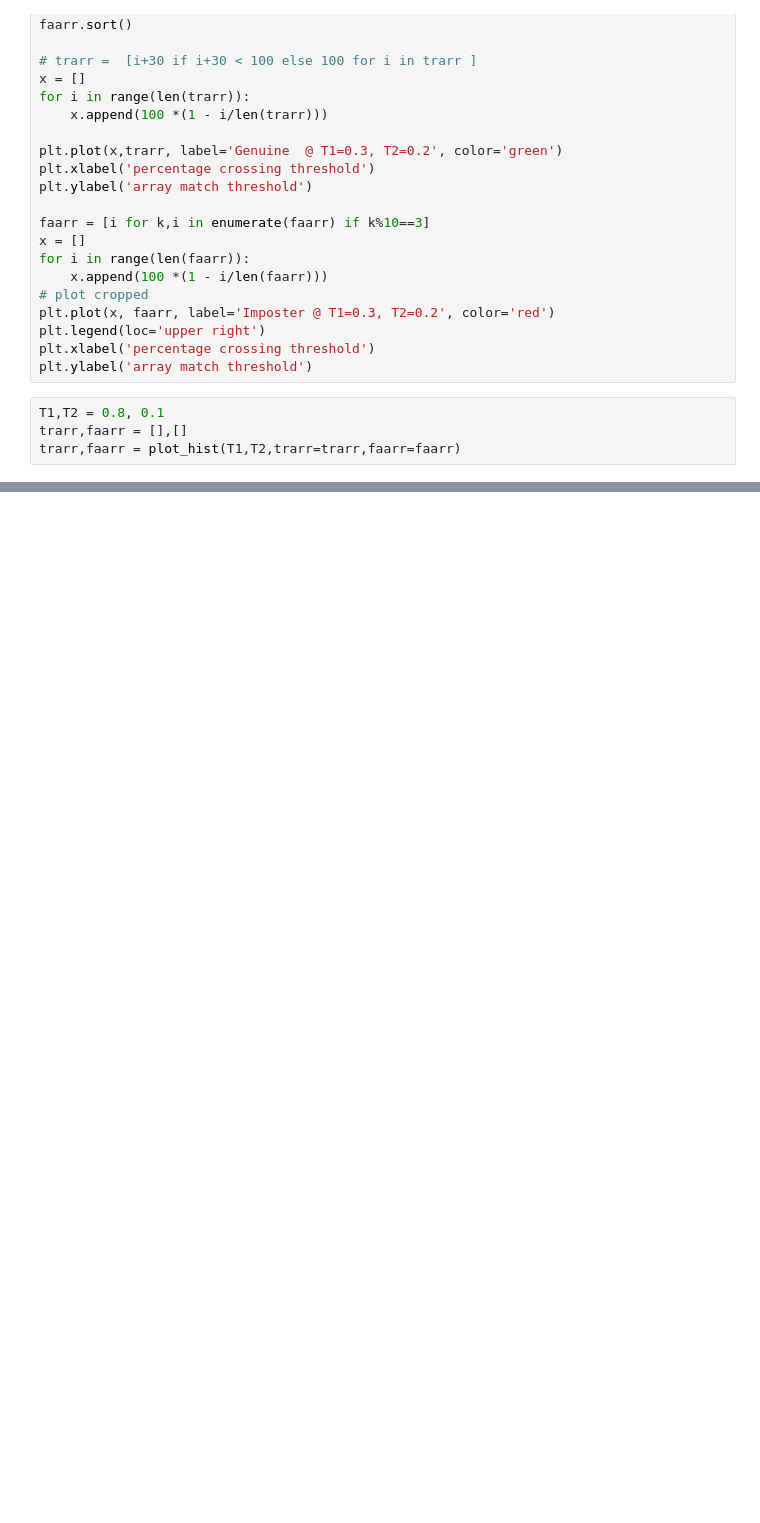
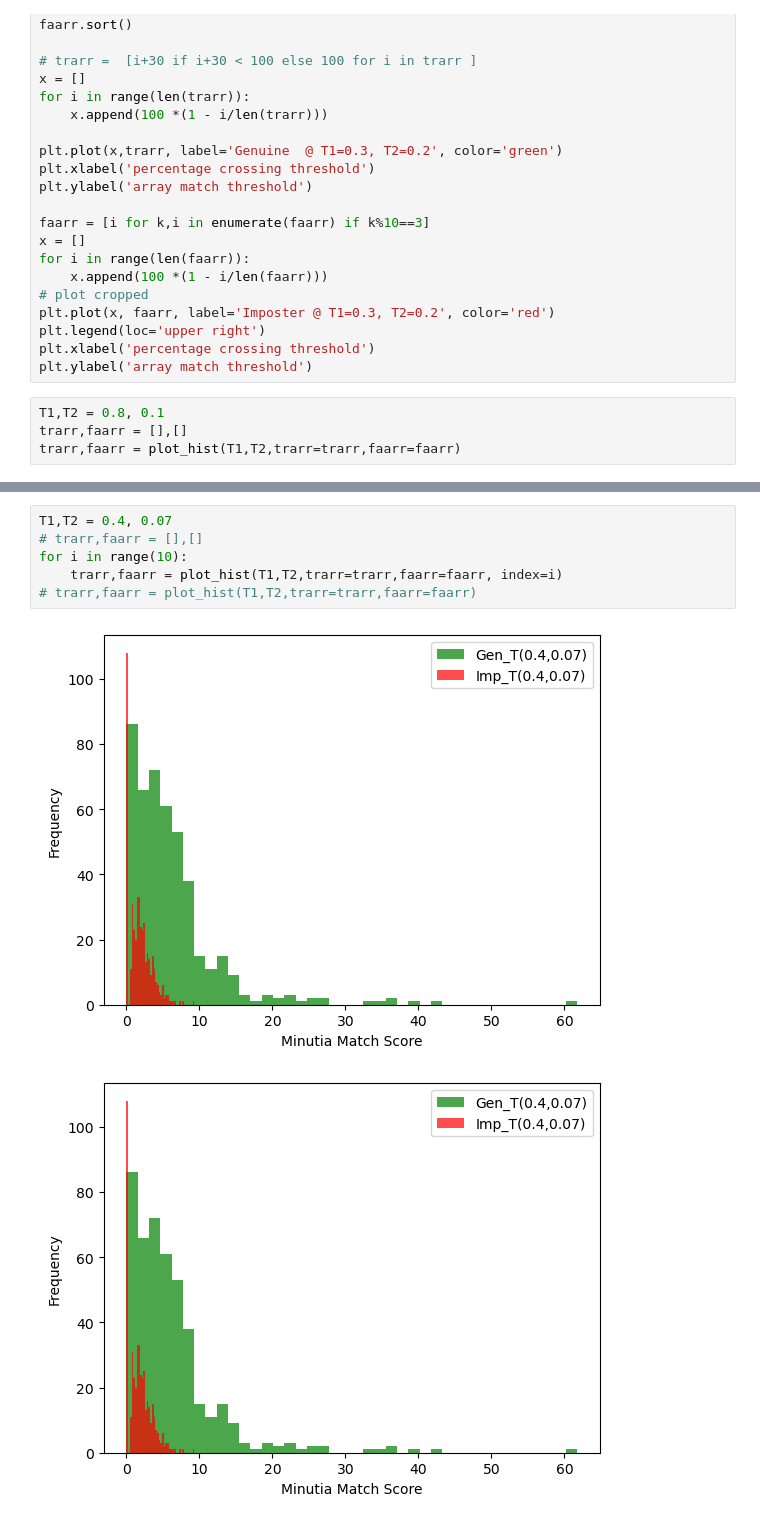
Before and after one commit to nishkalprakash/2024_03_CIPR_NP-Code, a Jupyter notebook: plot.ipynb, the cells around one changed output, grey strips where cells are left out. Cells and saved outputs as stored; diff of their text form; blank space fills up the shorter version.

```diff
--- a/plot.ipynb
+++ b/plot.ipynb
@@ -182,0 +189,9 @@ trarr,faarr = plot_hist(T1,T2,trarr=trarr,faarr=faarr)
+# %%
+T1,T2 = 0.4, 0.07
+# trarr,faarr = [],[]
+for i in range(10):
+    trarr,faarr = plot_hist(T1,T2,trarr=trarr,faarr=faarr, index=i)
+# trarr,faarr = plot_hist(T1,T2,trarr=trarr,faarr=faarr)
+# %% [output]
+[figure, added]
+[figure, added]
```
Also changed, not shown: parts of 2 cells of this notebook, 10 other files.
